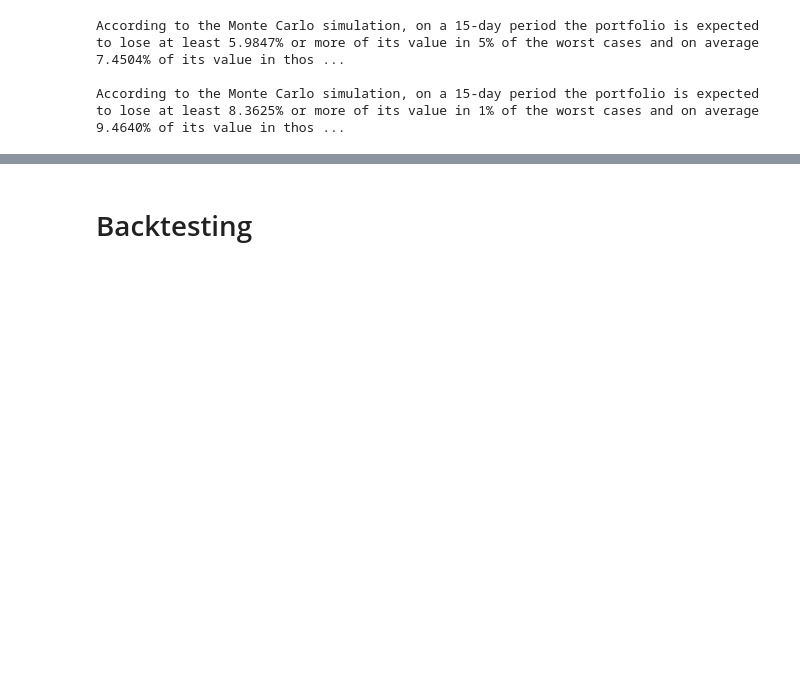
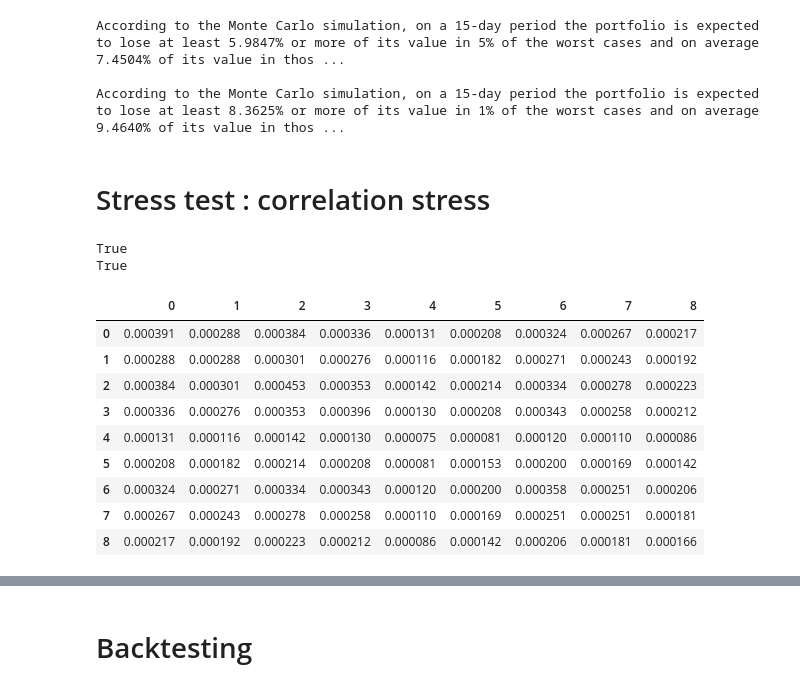
Before and after one commit to bilil-byte/Financial-Risk-project, a Jupyter notebook: notebook.ipynb, the cells around one changed output, grey strips where cells are left out. Saved outputs shown, nothing was run; the diff lists cells and outputs as text; code cells hidden in the pictures; blank space fills up the shorter version.

```diff
--- a/notebook.ipynb
+++ b/notebook.ipynb
@@ -243,3 +243,31 @@ print (f'According to the Monte Carlo simulation, on a 15-day period the portfol
 According to the Monte Carlo simulation, on a 15-day period the portfolio is expected to lose at least 5.9847% or more of its value in 5% of the worst cases and on average 7.4504% of its value in thos ...
 
 According to the Monte Carlo simulation, on a 15-day period the portfolio is expected to lose at least 8.3625% or more of its value in 1% of the worst cases and on average 9.4640% of its value in thos ...
+# %% [markdown]
+# Stress test : correlation stress
+# %%
+#Covariance matrix reconstruction test
+
+std = daily_returns.std ()
+corr = daily_returns.corr ()
+cov = np.diag (std) @ corr @ np.diag (std)
+print (np.allclose (cov, daily_returns.cov()))
+
+
+corr_stress = (1 - 0.75) * corr + 0.75 * np.ones_like (daily_returns.corr())
+cov_stress = np.diag (std) @ corr_stress @ np.diag (std)
+print (np.allclose (np.diag (cov_stress), std**2)) #the new cov mat has the same variance as the initail returns
+display (cov_stress)
+# %% [output]
+True
+True
+|  | 0 | 1 | 2 | 3 | 4 | 5 | 6 | 7 | 8 |
+| 0 | 0.000391 | 0.000288 | 0.000384 | 0.000336 | 0.000131 | 0.000208 | 0.000324 | 0.000267 | 0.000217 |
+| 1 | 0.000288 | 0.000288 | 0.000301 | 0.000276 | 0.000116 | 0.000182 | 0.000271 | 0.000243 | 0.000192 |
+| 2 | 0.000384 | 0.000301 | 0.000453 | 0.000353 | 0.000142 | 0.000214 | 0.000334 | 0.000278 | 0.000223 |
+| 3 | 0.000336 | 0.000276 | 0.000353 | 0.000396 | 0.000130 | 0.000208 | 0.000343 | 0.000258 | 0.000212 |
+| 4 | 0.000131 | 0.000116 | 0.000142 | 0.000130 | 0.000075 | 0.000081 | 0.000120 | 0.000110 | 0.000086 |
+| 5 | 0.000208 | 0.000182 | 0.000214 | 0.000208 | 0.000081 | 0.000153 | 0.000200 | 0.000169 | 0.000142 |
+| 6 | 0.000324 | 0.000271 | 0.000334 | 0.000343 | 0.000120 | 0.000200 | 0.000358 | 0.000251 | 0.000206 |
+| 7 | 0.000267 | 0.000243 | 0.000278 | 0.000258 | 0.000110 | 0.000169 | 0.000251 | 0.000251 | 0.000181 |
+| 8 | 0.000217 | 0.000192 | 0.000223 | 0.000212 | 0.000086 | 0.000142 | 0.000206 | 0.000181 | 0.000166 |
```
Also changed, not shown: parts of 8 cells of this notebook.
